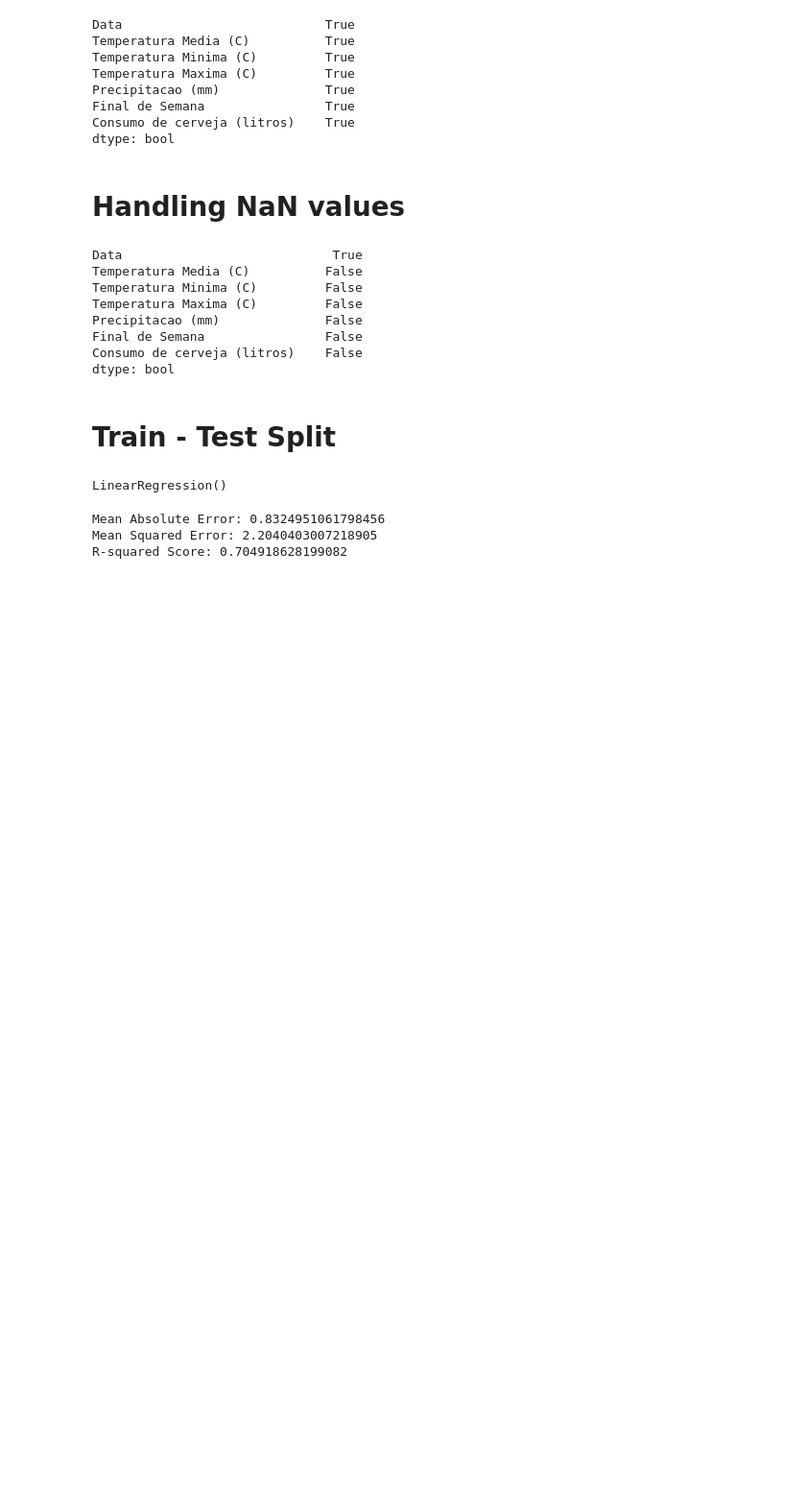
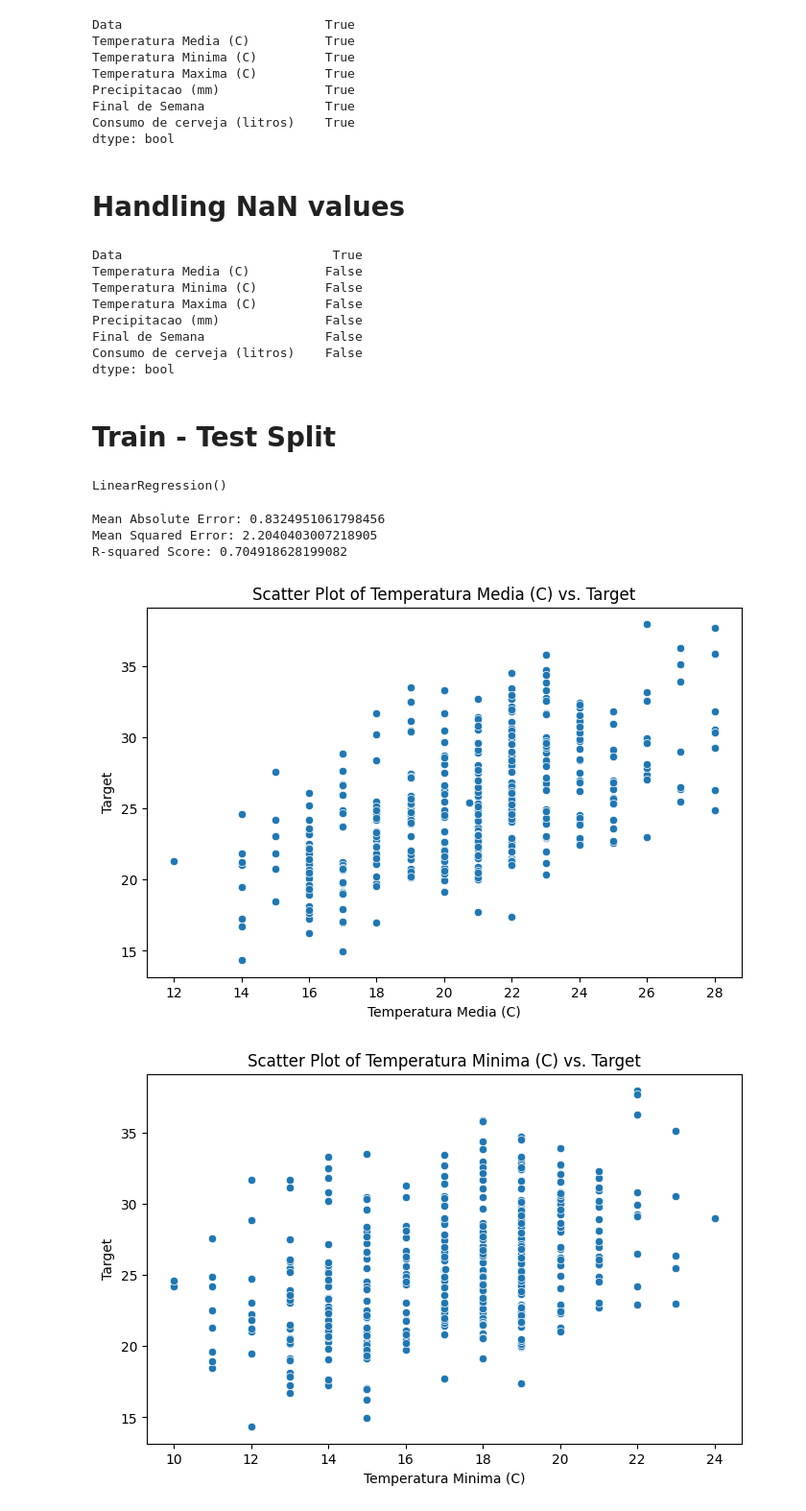
Before and after one commit to aneeshpatne/Machine-Learning, a Jupyter notebook: Linear Regression/Beer Consumption.ipynb, the cells around one changed output. Shown: that part at 96% size. Drawn from its saved outputs; the diff is of its cells as text; code cells hidden in the pictures; blank space fills up the shorter version.

Commit message:
added few plots

```diff
--- a/Linear Regression/Beer Consumption.ipynb
+++ b/Linear Regression/Beer Consumption.ipynb
@@ -72,3 +73,17 @@ print(f"R-squared Score: {r2}")
 Mean Absolute Error: 0.8324951061798456
 Mean Squared Error: 2.2040403007218905
 R-squared Score: 0.704918628199082
+# %%
+import seaborn as sns
+
+# Assuming X is a DataFrame with multiple columns (features) and y is a Series or a single-column DataFrame
+for column in X.columns:
+    plt.figure(figsize=(8, 5))
+    sns.scatterplot(x=X[column], y=y)
+    plt.title(f'Scatter Plot of {column} vs. Target')
+    plt.xlabel(column)
+    plt.ylabel('Target')
+    plt.show()
+# %% [output]
+[figure, added]
+[figure, added]
```
Also changed, not shown: parts of 2 cells of this notebook.
